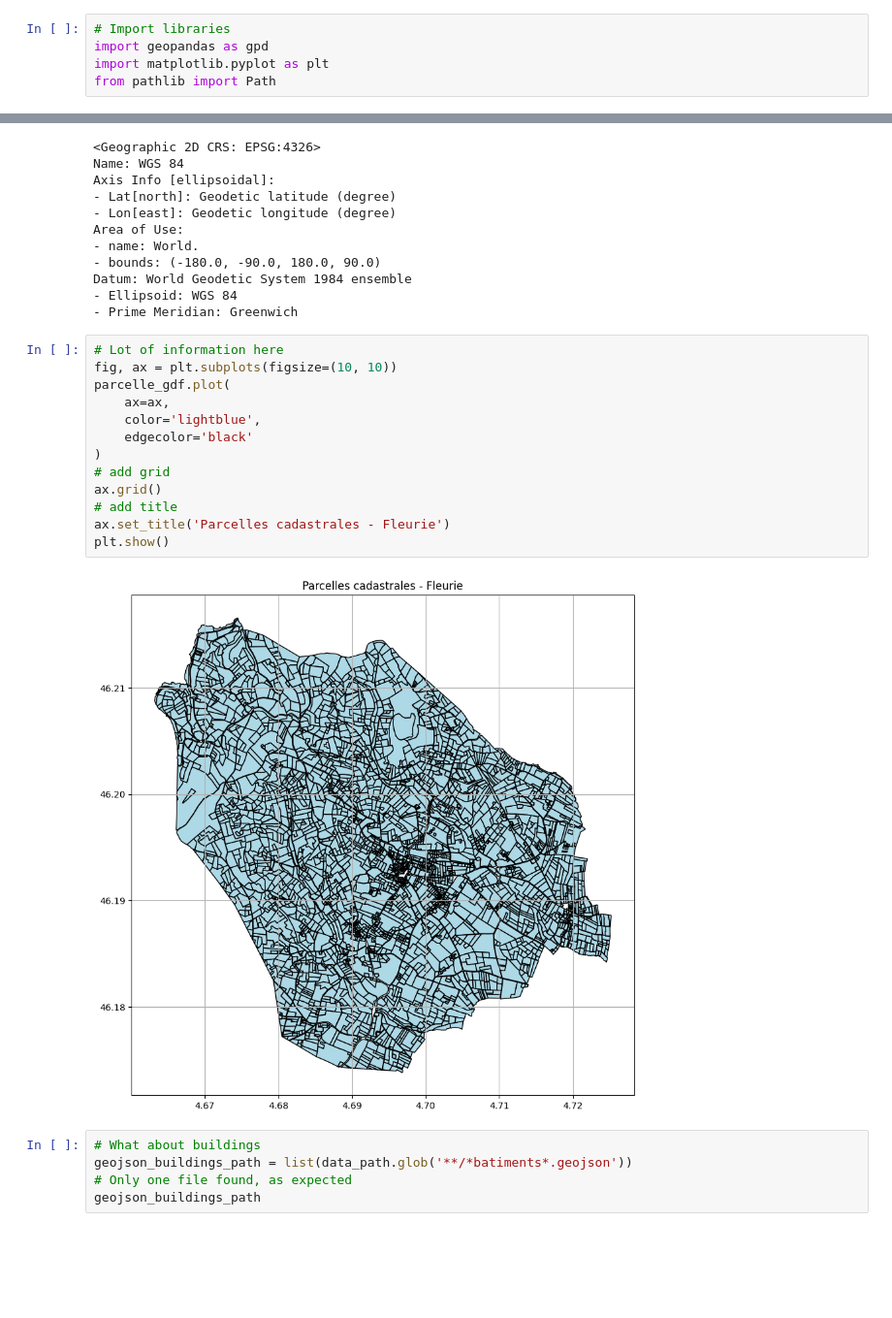
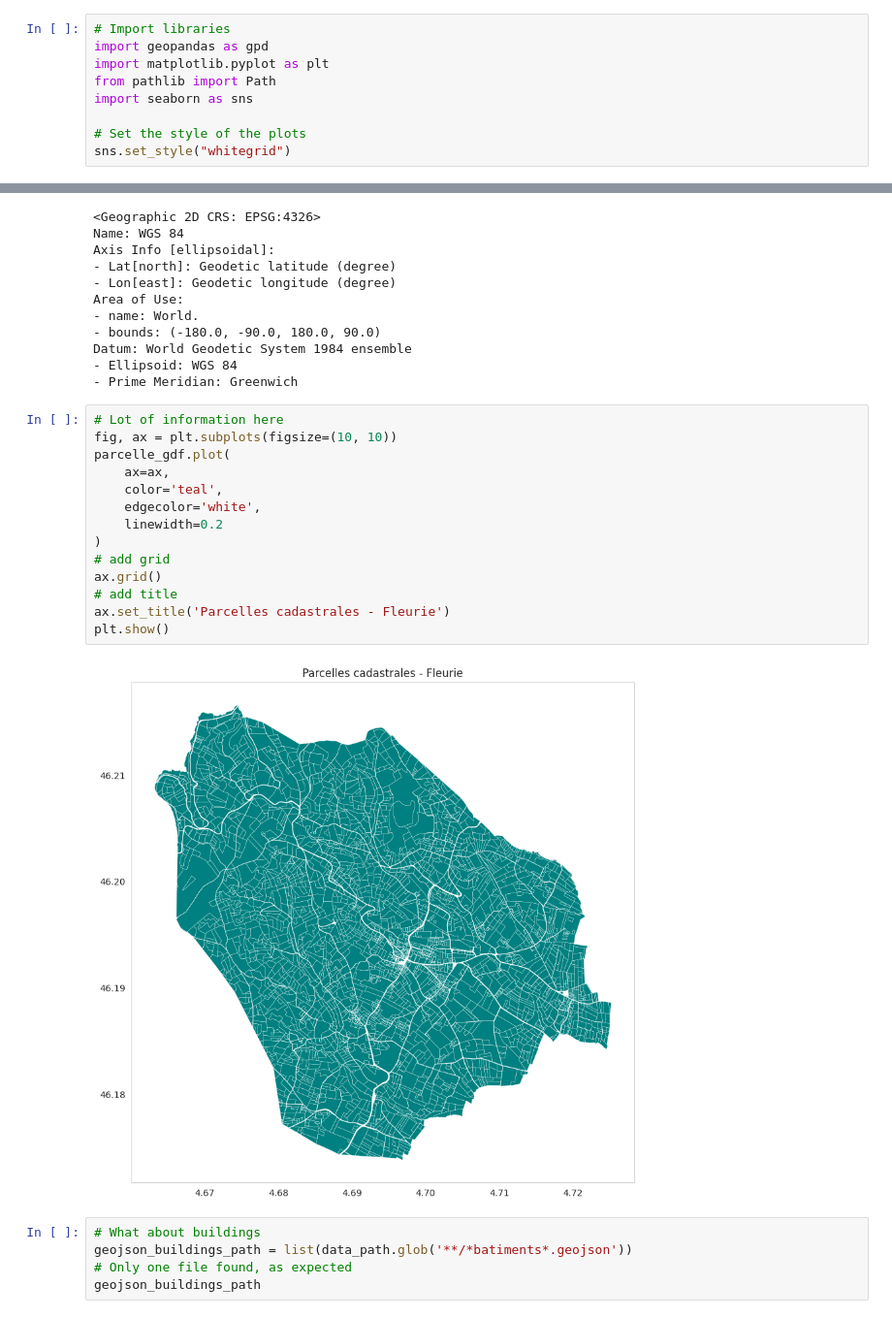
Before and after one commit to SimonJaricot/gis-fleurie, a Jupyter notebook: 01_explore_fleurie.ipynb, the cells around one changed output, grey strips where cells are left out. Shown at 97% size. Cells and saved outputs as stored; diff of their text form; blank space fills up the shorter version.

```diff
--- a/01_explore_fleurie.ipynb
+++ b/01_explore_fleurie.ipynb
@@ -12,6 +12,10 @@ The goal of this notebook is to take advantage of Geopandas to explore the geo f
 import geopandas as gpd
 import matplotlib.pyplot as plt
 from pathlib import Path
+import seaborn as sns
+
+# Set the style of the plots
+sns.set_style("whitegrid")
 # %%
 data_path = Path('./data')
 # Look for the commune geojson file
@@ -106,18 +111,19 @@ Datum: World Geodetic System 1984 ensemble
 # %%
 # Lot of information here
 fig, ax = plt.subplots(figsize=(10, 10))
 parcelle_gdf.plot(
     ax=ax,
-    color='lightblue',
-    edgecolor='black'
+    color='teal',
+    edgecolor='white',
+    linewidth=0.2
 )
 # add grid
 ax.grid()
 # add title
 ax.set_title('Parcelles cadastrales - Fleurie')
 plt.show()
 # %% [output]
-[figure, old version]
+[figure, new version]
 # %%
 # What about buildings
 geojson_buildings_path = list(data_path.glob('**/*batiments*.geojson'))
```
Also changed, not shown: parts of 27 cells of this notebook, 1 other file.
